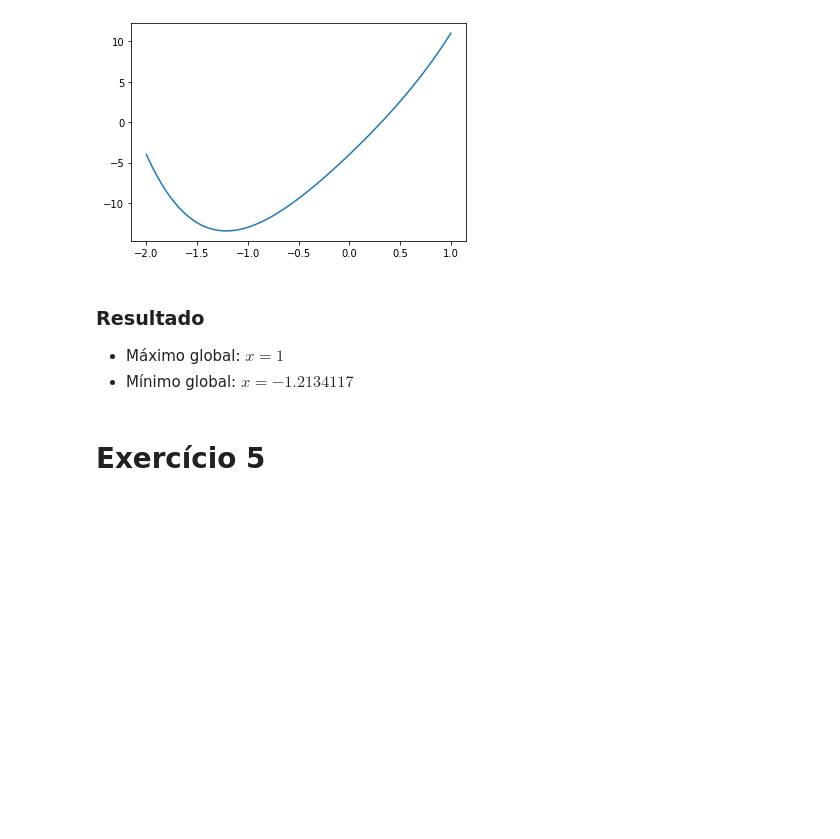
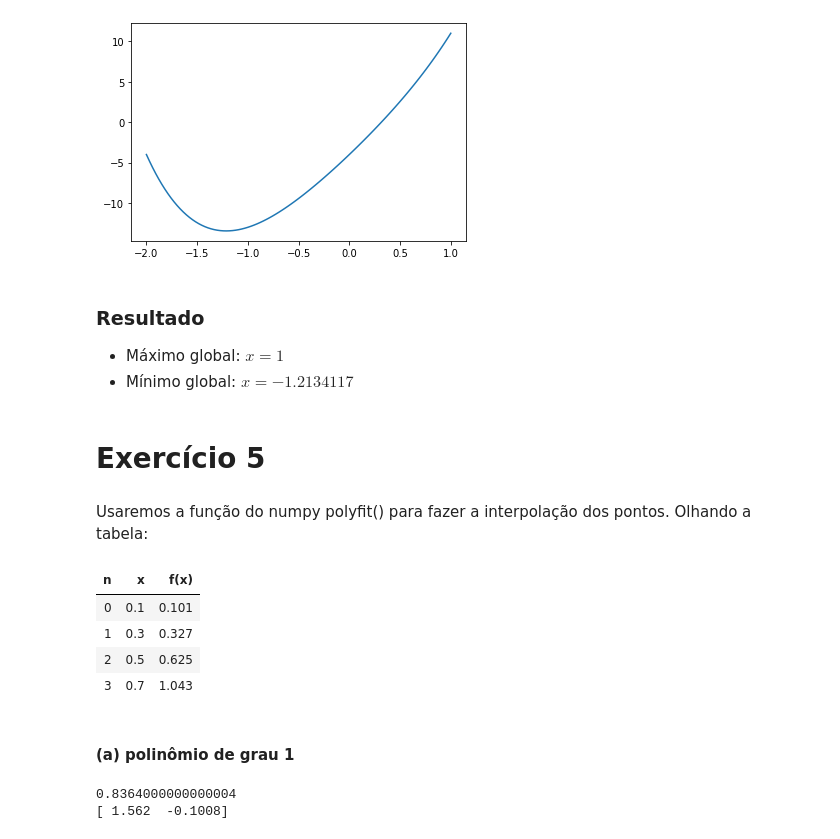
Before and after one commit to edumangabeira/AulasENCE, a Jupyter notebook: Lista1_Parte2_Calc3.ipynb, the cells around one changed output. Cells and saved outputs as stored; diff of their text form; code cells hidden in the pictures; blank space fills up the shorter version.

```diff
--- a/Lista1_Parte2_Calc3.ipynb
+++ b/Lista1_Parte2_Calc3.ipynb
@@ -547,3 +547,33 @@ plt.show
 - Mínimo global: $x= -1.2134117$
 # %% [markdown]
 # Exercício 5
+# %% [markdown]
+Usaremos a função do numpy polyfit() para fazer a interpolação dos pontos. Olhando a tabela:
+# %%
+import pandas as pd
+n = [0, 1, 2, 3]
+x = [0.1, 0.3, 0.5, 0.7]
+f_x = [0.1010, 0.3270, 0.6250, 1.0430]
+
+tabela = {'n':pd.Series(data = n), 'x': pd.Series(data = x), 'f(x)': pd.Series(data = f_x)}
+tabela = pd.DataFrame(tabela)
+tabela.style.hide_index()
+# %% [output]
+| n | x | f(x) |
+| 0 | 0.1 | 0.101 |
+| 1 | 0.3 | 0.327 |
+| 2 | 0.5 | 0.625 |
+| 3 | 0.7 | 1.043 |
+# %% [markdown]
+#### (a) polinômio de grau 1
+# %%
+import numpy as np
+x = [0.1, 0.3, 0.5, 0.7]
+f_x = [0.1010, 0.3270, 0.6250, 1.0430]
+coef_poli_interpolador = np.polyfit(x, f_x, 1)
+curva_ajustada = np.poly1d(coef_poli_interpolador)
+print(curva_ajustada(0.6))
+print(coef_poli_interpolador)
+# %% [output]
+0.8364000000000004
+[ 1.562  -0.1008]
```
Also changed, not shown: parts of 10 cells of this notebook.
